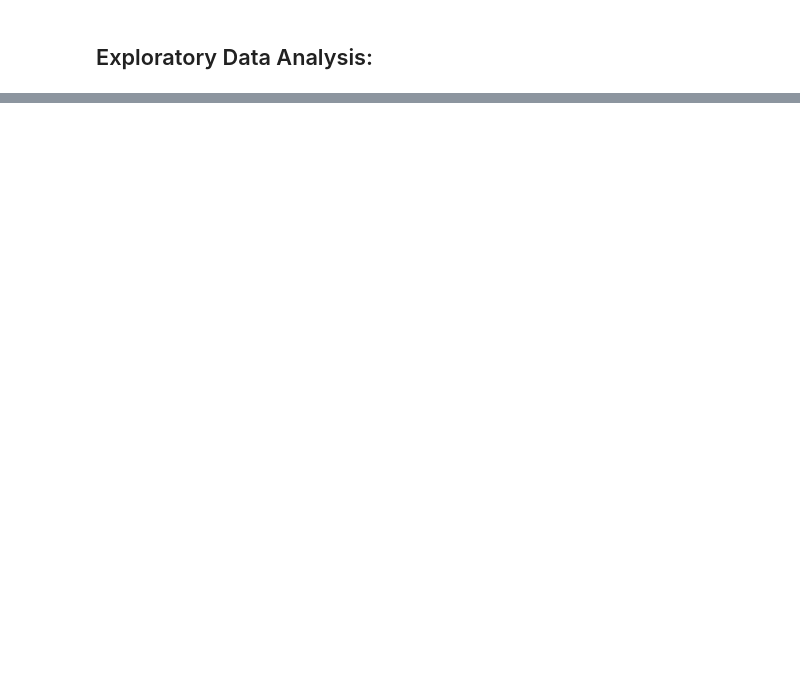
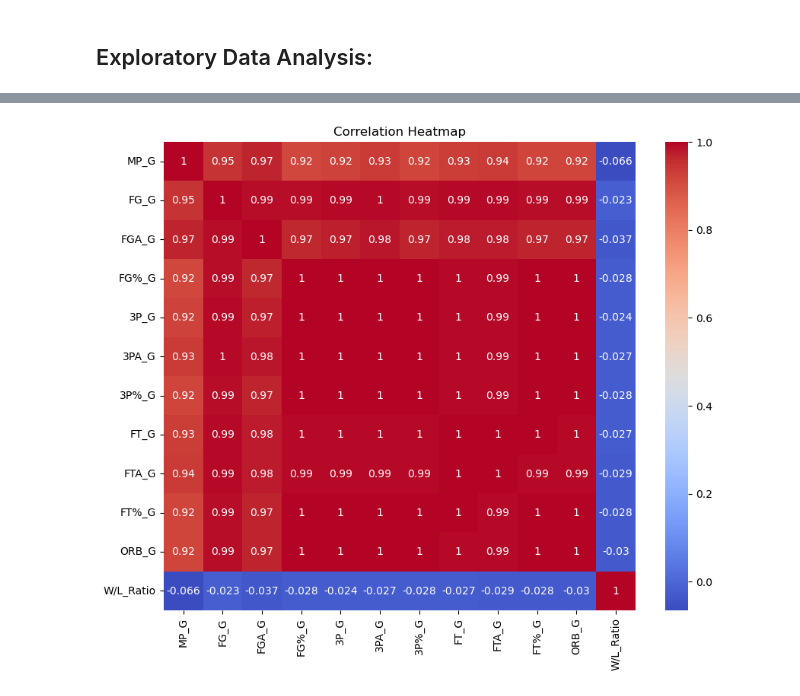
Before and after one commit to sabrinasayed99/Ph4_NBA_Player_Performance, a Jupyter notebook: EDA.ipynb, the cells around one changed output, grey strips where cells are left out. Drawn from its saved outputs; the diff is of its cells as text; code cells hidden in the pictures; blank space fills up the shorter version.

```diff
--- a/EDA.ipynb
+++ b/EDA.ipynb
@@ -40,0 +53,10 @@ plt.show()
+# %%
+subset_features = ['MP_G', 'FG_G', 'FGA_G', 'FG%_G',
+       '3P_G', '3PA_G', '3P%_G', 'FT_G', 'FTA_G', 'FT%_G', 'ORB_G', 'W/L_Ratio']
+
+plt.figure(figsize=(10, 8))
+sns.heatmap(df[subset_features].corr(numeric_only=True), annot=True, cmap='coolwarm')
+plt.title('Correlation Heatmap')
+plt.show()
+# %% [output]
+[figure, added]
```
Also changed, not shown: parts of 11 cells of this notebook, 1 other file.
